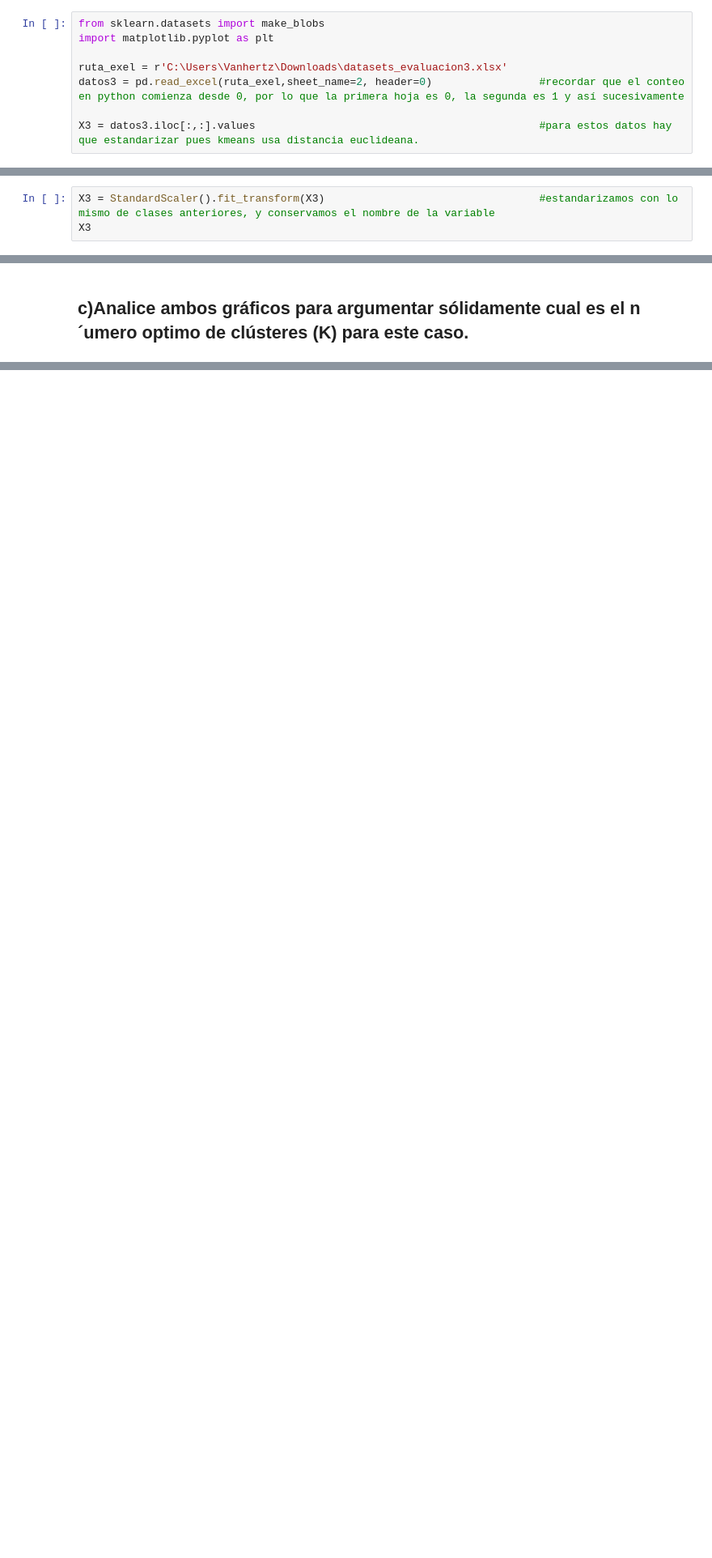
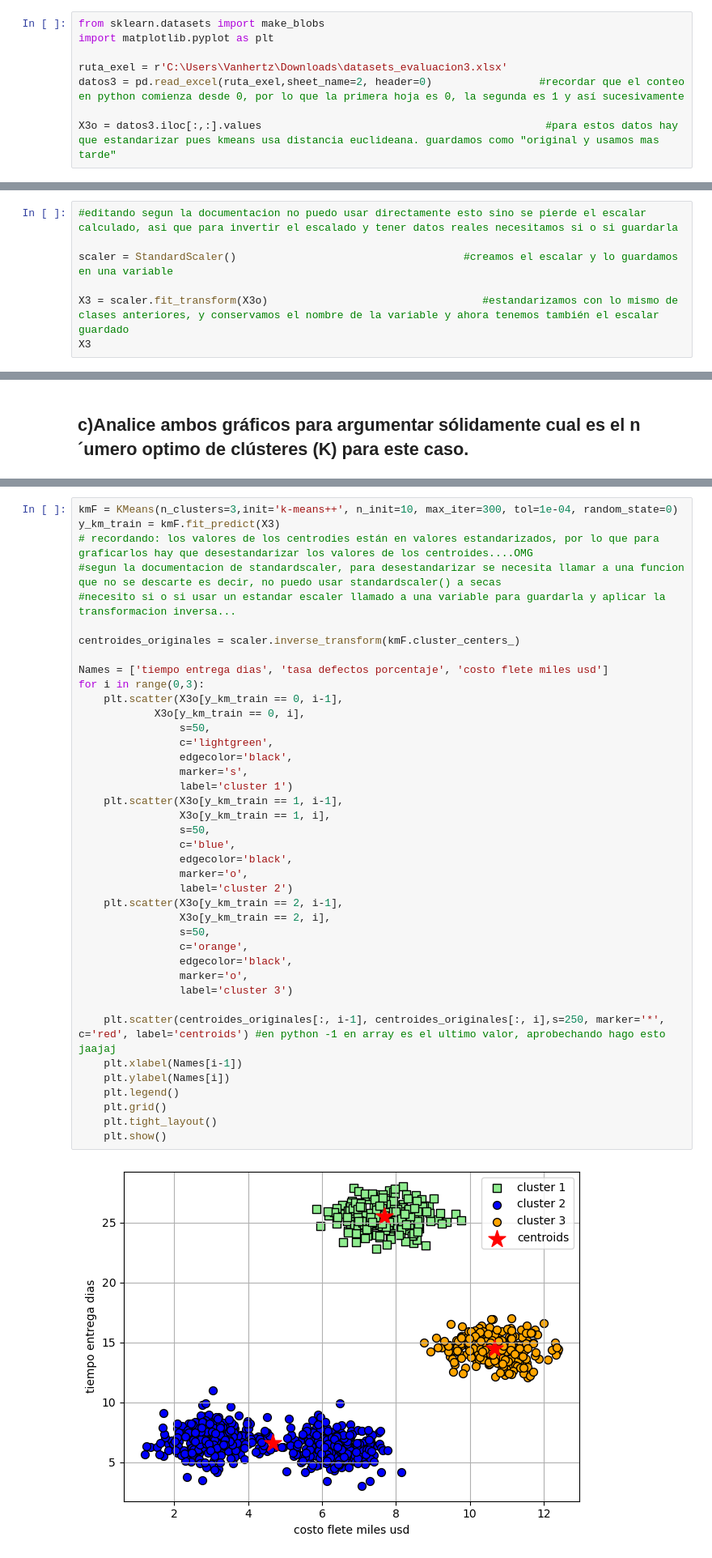
Before and after one commit to vanhertz/Banda-uct, a Jupyter notebook: Ultimo-Trabajo-de-estadistica2.ipynb, the cells around one changed output, grey strips where cells are left out. Shown at 81% size. Saved outputs shown, nothing was run; the diff lists cells and outputs as text; blank space fills up the shorter version.

```diff
--- a/Ultimo-Trabajo-de-estadistica2.ipynb
+++ b/Ultimo-Trabajo-de-estadistica2.ipynb
@@ -286,4 +286,4 @@ import matplotlib.pyplot as plt
 ruta_exel = r'C:\Users\Vanhertz\Downloads\datasets_evaluacion3.xlsx'
 datos3 = pd.read_excel(ruta_exel,sheet_name=2, header=0)                 #recordar que el conteo en python comienza desde 0, por lo que la primera hoja es 0, la segunda es 1 y así sucesivamente
 
-X3 = datos3.iloc[:,:].values                                             #para estos datos hay que estandarizar pues kmeans usa distancia euclideana.
+X3o = datos3.iloc[:,:].values                                             #para estos datos hay que estandarizar pues kmeans usa distancia euclideana. guardamos como "original y usamos mas tarde"
@@ -317,7 +309,11 @@ de la clase 21 tenemos:
 
 "**NOTA: Cuando aplicamos K-means a datos del mundo real utilizando una métrica de distancia euclidiana, debemos asegurarnos de que las características se miden en la misma escala.**"
 # %%
-X3 = StandardScaler().fit_transform(X3)                                  #estandarizamos con lo mismo de clases anteriores, y conservamos el nombre de la variable
+#editando segun la documentacion no puedo usar directamente esto sino se pierde el escalar calculado, asi que para invertir el escalado y tener datos reales necesitamos si o si guardarla
+
+scaler = StandardScaler()                                    #creamos el escalar y lo guardamos en una variable
+
+X3 = scaler.fit_transform(X3o)                                  #estandarizamos con lo mismo de clases anteriores, y conservamos el nombre de la variable y ahora tenemos también el escalar guardado
 X3
 # %% [output]
 array([[-0.9146292 ,  0.90445244, -1.19350514],
@@ -429,0 +411,42 @@ Según los gráficos la cantidad optima de clústeres deberían ser 3, eso es po
+# %%
+kmF = KMeans(n_clusters=3,init='k-means++', n_init=10, max_iter=300, tol=1e-04, random_state=0)
+y_km_train = kmF.fit_predict(X3)
+# recordando: los valores de los centrodies están en valores estandarizados, por lo que para graficarlos hay que desestandarizar los valores de los centroides....OMG
+#segun la documentacion de standardscaler, para desestandarizar se necesita llamar a una funcion que no se descarte es decir, no puedo usar standardscaler() a secas
+#necesito si o si usar un estandar escaler llamado a una variable para guardarla y aplicar la transformacion inversa...
+
+centroides_originales = scaler.inverse_transform(kmF.cluster_centers_)
+
+Names = ['tiempo entrega dias', 'tasa defectos porcentaje', 'costo flete miles usd']
+for i in range(0,3):
+    plt.scatter(X3o[y_km_train == 0, i-1],
+            X3o[y_km_train == 0, i],
+                s=50,
+                c='lightgreen',
+                edgecolor='black',
+                marker='s',
+                label='cluster 1')
+    plt.scatter(X3o[y_km_train == 1, i-1],
+                X3o[y_km_train == 1, i],
+                s=50,
+                c='blue',
+                edgecolor='black',
+                marker='o',
+                label='cluster 2')
+    plt.scatter(X3o[y_km_train == 2, i-1],
+                X3o[y_km_train == 2, i],
+                s=50,
+                c='orange',
+                edgecolor='black',
+                marker='o',
+                label='cluster 3')
+
+    plt.scatter(centroides_originales[:, i-1], centroides_originales[:, i],s=250, marker='*', c='red', label='centroids') #en python -1 en array es el ultimo valor, aprobechando hago esto jaajaj
+    plt.xlabel(Names[i-1])
+    plt.ylabel(Names[i])
+    plt.legend()
+    plt.grid()
+    plt.tight_layout()
+    plt.show()
+# %% [output]
+[figure, added]
```
Also changed, not shown: parts of 9 cells of this notebook.
